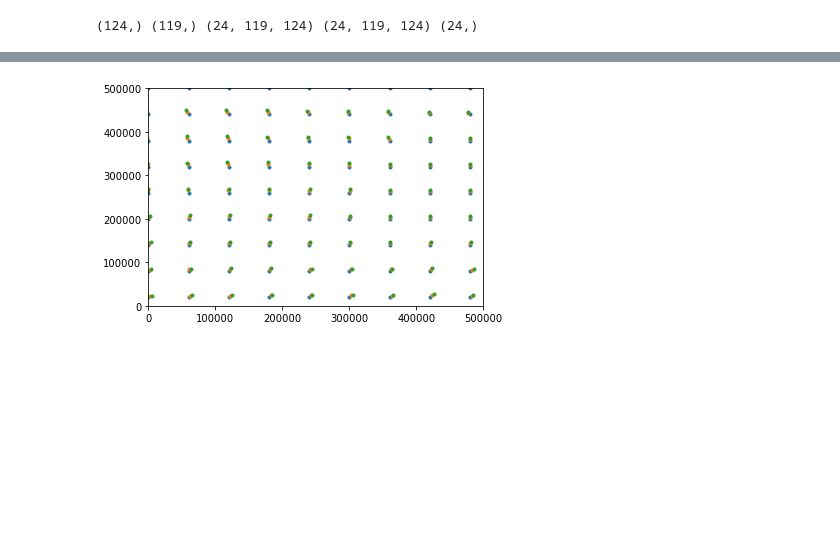
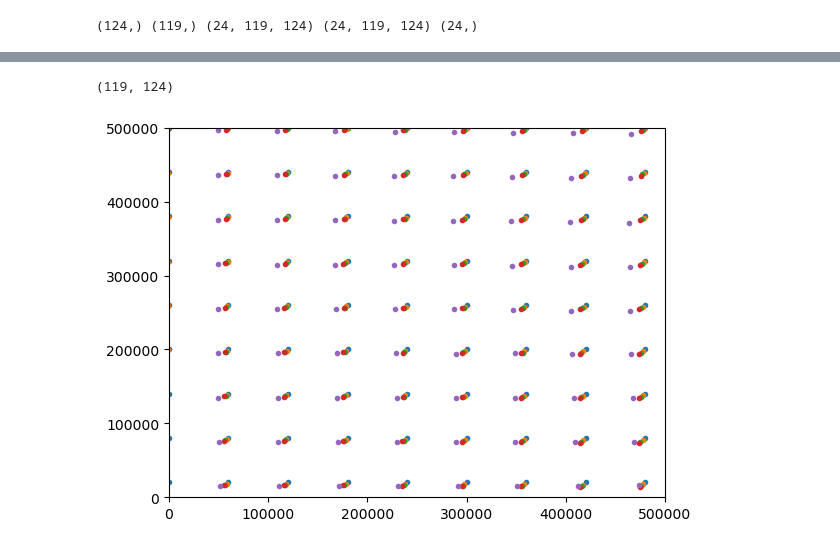
Before and after one commit to AnnaT1990/SAR_forecast_experiment, a Jupyter notebook: Inegrated_drift/integrated_drift.ipynb, the cells around one changed output, grey strips where cells are left out. Cells and saved outputs as stored; diff of their text form; code cells hidden in the pictures; blank space fills up the shorter version.

```diff
--- a/Inegrated_drift/integrated_drift.ipynb
+++ b/Inegrated_drift/integrated_drift.ipynb
@@ -7,16 +20,25 @@ import matplotlib.pyplot as plt
 # %%
+# Upload the netcdf file
 # https://data.marine.copernicus.eu/product/ARCTIC_ANALYSISFORECAST_PHY_ICE_002_011/description
-ifile = '/data1/antonk/tmp/20230531_hr-nersc-MODEL-nextsimf-ARC-b20230524-fv00.0.nc'
+#ifile = '/data1/antonk/tmp/20230531_hr-nersc-MODEL-nextsimf-ARC-b20230524-fv00.0.nc'
+ifile = r'C:\Anna\Model_data\NEXTSIM_model\20221119_hr-nersc-MODEL-nextsimf-ARC-b20221120-fv00.0.nc'
 
+# Set space and time steps (20 is better for visualizing, for all data "space_step = 1")
 space_step = 20
 time_step = 1
 
+# Extract netcdf variables
 with Dataset(ifile) as ds:
+    # Extracting coordinates
     x = ds['x'][::space_step]
     y = ds['y'][::space_step]
+    # Extracting sea ice concentrations
     siconc = ds['siconc'][::time_step, ::space_step, ::space_step]
+    # Extracting ice drif velocity along the x and y axes
+    # .filled(np.nan) is replacing the missing (absent) values with NaN (Not a Number) values
     vxsi = ds['vxsi'][::time_step, ::space_step, ::space_step].filled(np.nan)
     vysi = ds['vysi'][::time_step, ::space_step, ::space_step].filled(np.nan)
+    # Extracting time
     time = ds['time'][::time_step]
     time_bnds = ds['time_bnds'][::time_step]
 
@@ -50,21 +95,36 @@ y_stp = y_stp[mask]
 xx = [x_stp]
 yy = [y_stp]
+# %%
+vxsi[23].shape
+# %% [output]
+(119, 124)
 # %%
+# Iterate through hourly data to move trackers through the whole period
 for i in range(23):
-    dxi = RegularGridInterpolator((y,x), vxsi[i])
-    dyi = RegularGridInterpolator((y,x), vysi[i])
-    u = dxi((y_stp, x_stp))*delta_t[i]
-    v = dyi((y_stp, x_stp))*delta_t[i]
-    x_stp = x_stp + u
-    y_stp = y_stp + v
+    # Create interpolator object with grid coordinates and corresponded drift values
+    vxi_interpolator = RegularGridInterpolator((y,x), vxsi[i])
+    vyi_interpolator = RegularGridInterpolator((y,x), vysi[i])
+    # Apply interpolator object as function to calculate interpolated velocity values for new coordinates
+    # y_stp, x_step correspond to original masked grid coordinated at fist iteration
+    vxsi_new = vxi((y_stp, x_stp))
+    vysi_new = vyi((y_stp, x_stp))
+    # Calculate displacement
+    dx = vxsi_new*delta_t[i]
+    dy = vysi_new*delta_t[i]
+    # Calculate new coordinates  y_stp, x_step for next iteration
+    x_stp = x_stp + dx
+    y_stp = y_stp + dy
+    # Append them to the list
     xx.append(x_stp)
     yy.append(y_stp)
 # %%
 plt.plot(xx[0], yy[0], '.')
+plt.plot(xx[6], yy[6], '.')
 plt.plot(xx[12], yy[12], '.')
+plt.plot(xx[18], yy[18], '.')
 plt.plot(xx[-1], yy[-1], '.')
 plt.xlim([0, 5e5])
 plt.ylim([0, 5e5])
 plt.show()
 # %% [output]
-[figure, old version]
+[figure, new version]
```
Also changed, not shown: parts of 6 cells of this notebook.
